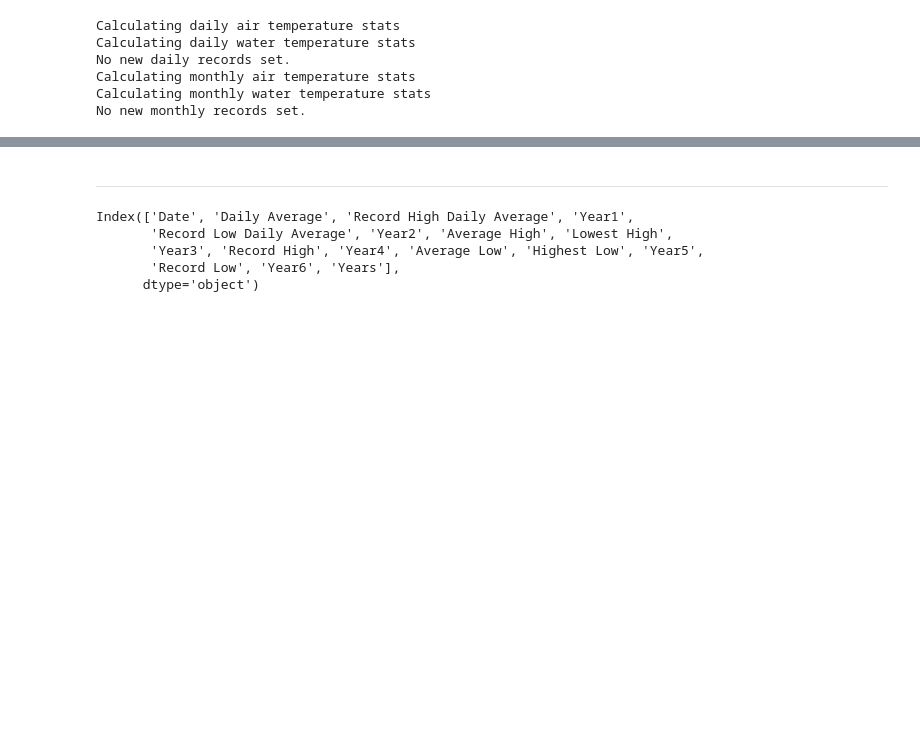
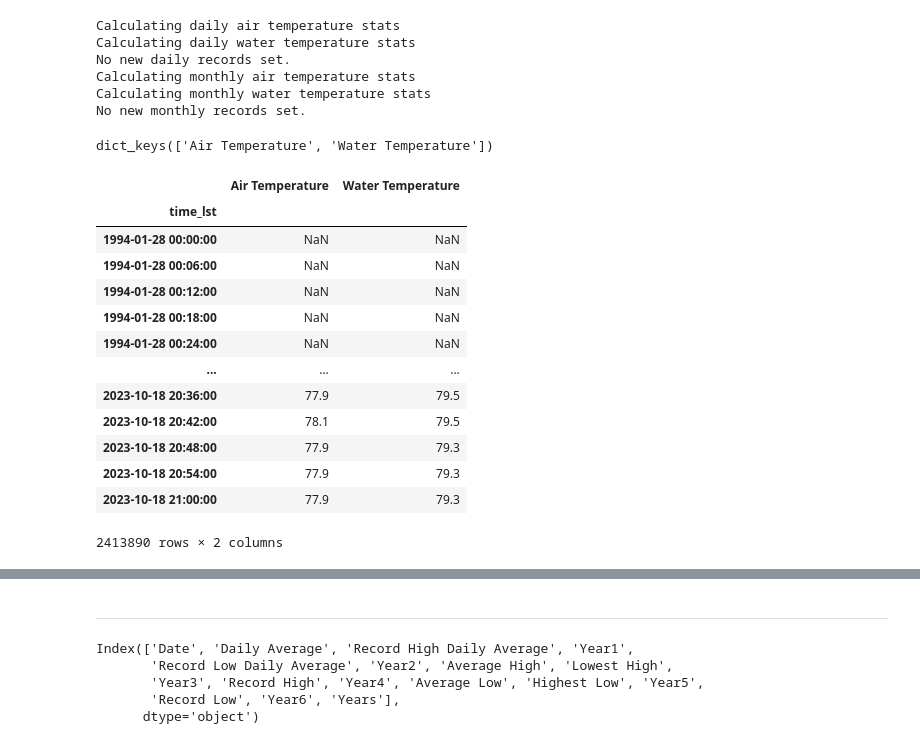
Before and after one commit to mdgrossi/climatology-jekyll, a Jupyter notebook: NOAA-CO-OPS-Climatology.ipynb, the cells around one changed output, grey strips where cells are left out. Cells and saved outputs as stored; diff of their text form; code cells hidden in the pictures; blank space fills up the shorter version.

```diff
--- a/NOAA-CO-OPS-Climatology.ipynb
+++ b/NOAA-CO-OPS-Climatology.ipynb
@@ -985,0 +991,4 @@ No new monthly records set.
+# %%
+vk.get_monthly_stats_table().keys()
+# %% [output]
+dict_keys(['Air Temperature', 'Water Temperature'])
@@ -985,0 +1001,17 @@ No new monthly records set.
+# %%
+vk.data
+# %% [output]
+|  | Air Temperature | Water Temperature |
+| time_lst |  |  |
+| 1994-01-28 00:00:00 | NaN | NaN |
+| 1994-01-28 00:06:00 | NaN | NaN |
+| 1994-01-28 00:12:00 | NaN | NaN |
+| 1994-01-28 00:18:00 | NaN | NaN |
+| 1994-01-28 00:24:00 | NaN | NaN |
+| ... | ... | ... |
+| 2023-10-18 20:36:00 | 77.9 | 79.5 |
+| 2023-10-18 20:42:00 | 78.1 | 79.5 |
+| 2023-10-18 20:48:00 | 77.9 | 79.3 |
+| 2023-10-18 20:54:00 | 77.9 | 79.3 |
+| 2023-10-18 21:00:00 | 77.9 | 79.3 |
+2413890 rows × 2 columns
```
Also changed, not shown: parts of 9 cells of this notebook.
